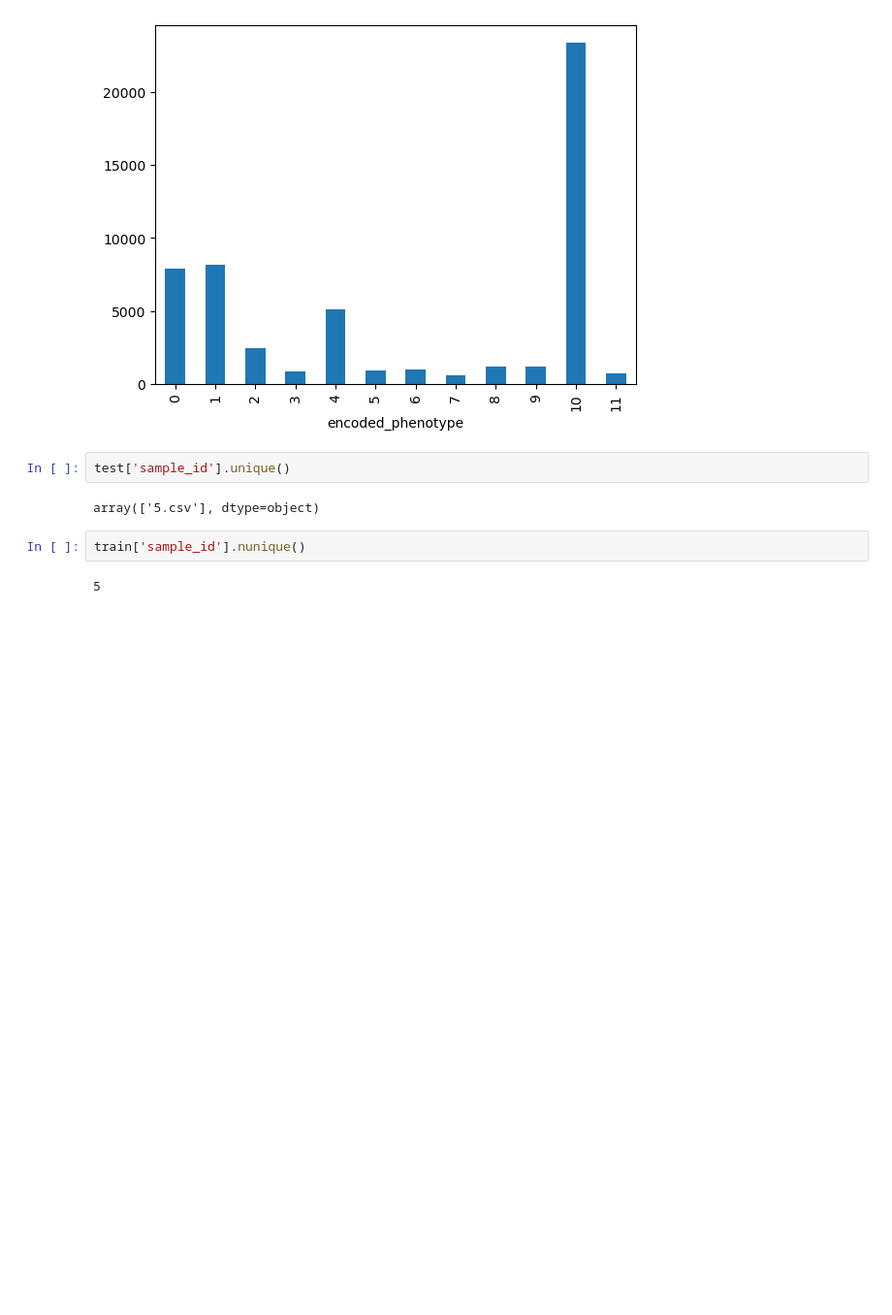
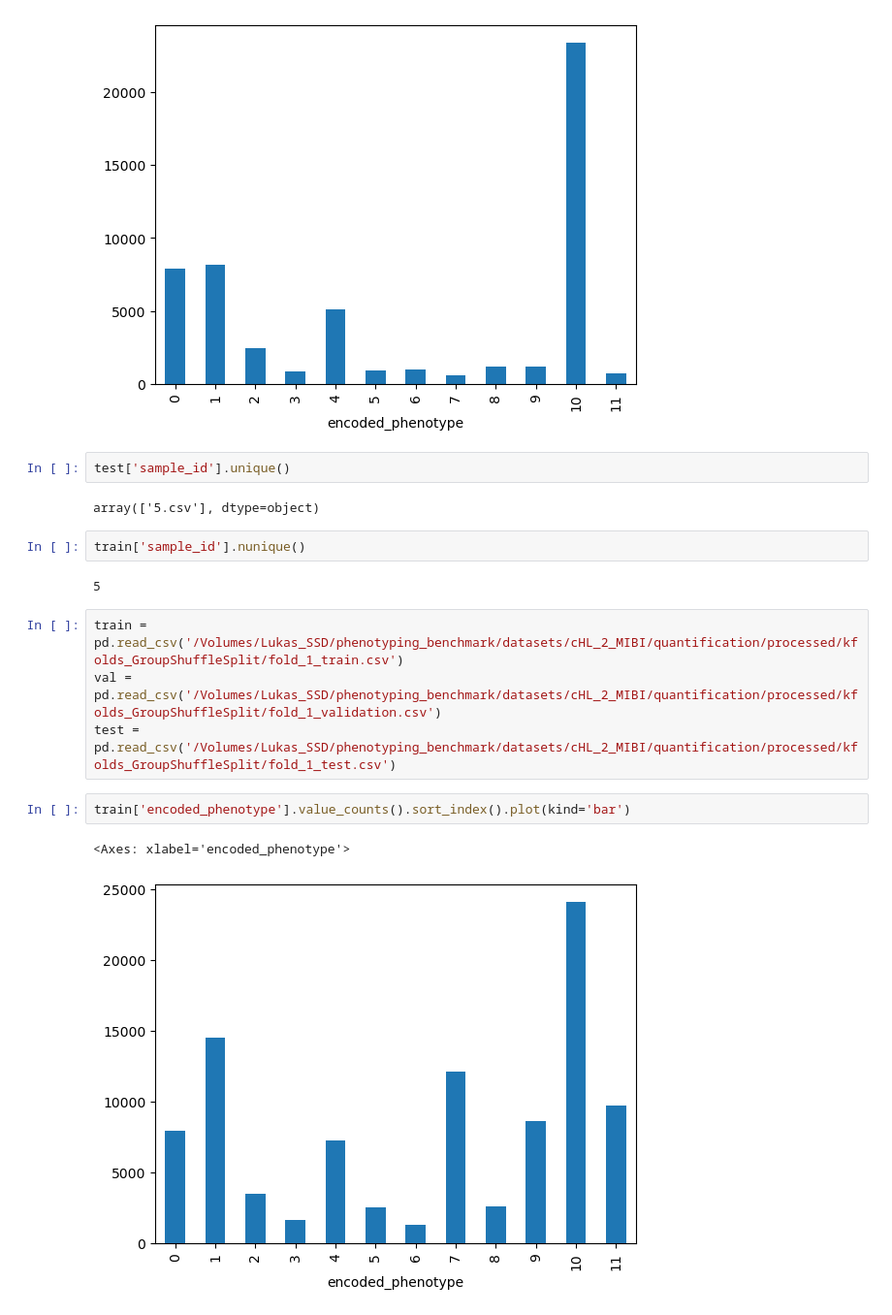
Before and after one commit to SchapiroLabor/spCellEval, a Jupyter notebook: src/models_classes/inspect_kfolds.ipynb, the cells around one changed output. Shown: that part at 97% size. Drawn from its saved outputs; the diff is of its cells as text; blank space fills up the shorter version.

```diff
--- a/src/models_classes/inspect_kfolds.ipynb
+++ b/src/models_classes/inspect_kfolds.ipynb
@@ -40,3 +40,12 @@ array(['5.csv'], dtype=object)
 train['sample_id'].nunique()
 # %% [output]
 5
+# %%
+train = pd.read_csv('/Volumes/Lukas_SSD/phenotyping_benchmark/datasets/cHL_2_MIBI/quantification/processed/kfolds_GroupShuffleSplit/fold_1_train.csv')
+val = pd.read_csv('/Volumes/Lukas_SSD/phenotyping_benchmark/datasets/cHL_2_MIBI/quantification/processed/kfolds_GroupShuffleSplit/fold_1_validation.csv')
+test = pd.read_csv('/Volumes/Lukas_SSD/phenotyping_benchmark/datasets/cHL_2_MIBI/quantification/processed/kfolds_GroupShuffleSplit/fold_1_test.csv')
+# %%
+train['encoded_phenotype'].value_counts().sort_index().plot(kind='bar')
+# %% [output]
+<Axes: xlabel='encoded_phenotype'>
+[figure, added]
```
Also changed, not shown: parts of 1 cell of this notebook, 2 other files.
